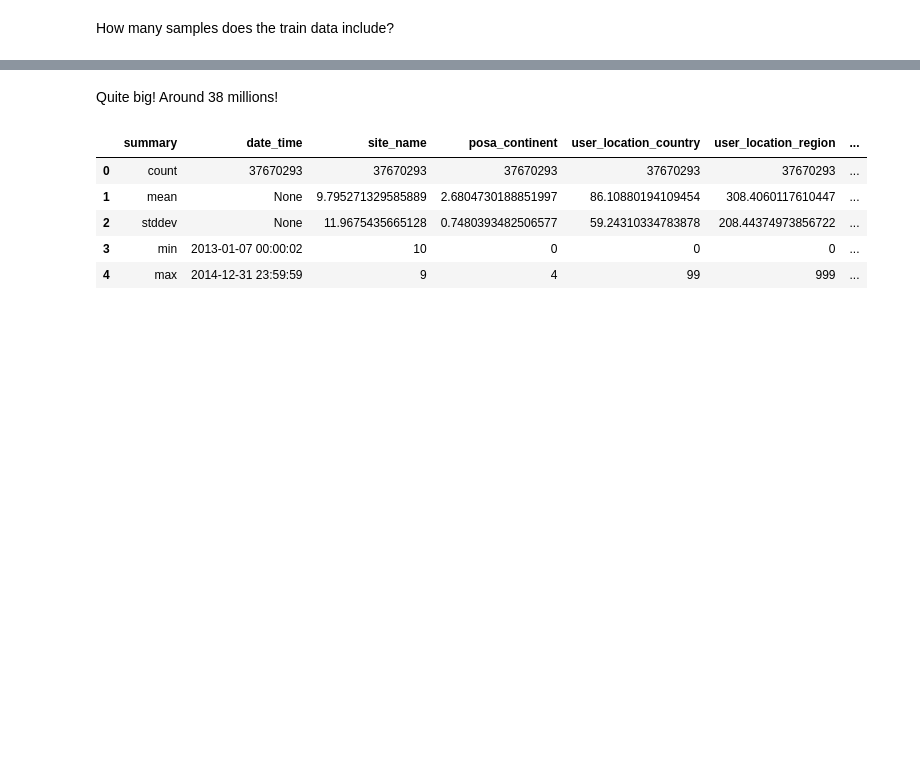
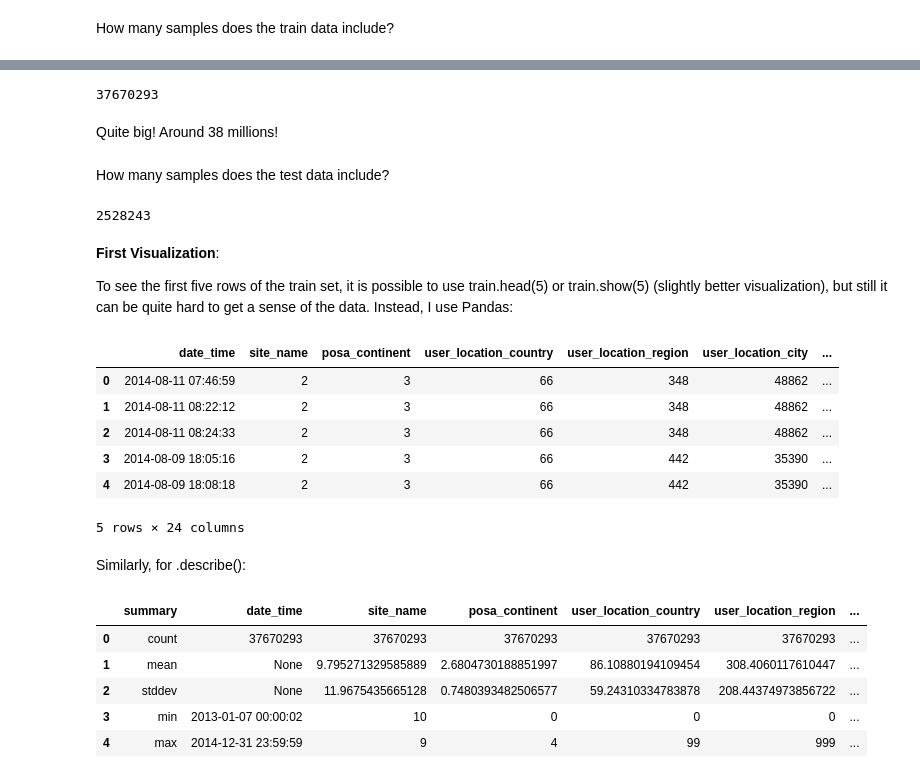
Before and after one commit to hamedrazavi/expedia_hotel_recommendations, a Jupyter notebook: expedia_hotel_recommendataions.ipynb, the cells around one changed output, grey strips where cells are left out. Saved outputs shown, nothing was run; the diff lists cells and outputs as text; code cells hidden in the pictures; blank space fills up the shorter version.

Commit message:
done initial EDA, nice way of conversion and visualization of the train.head() in pandas

```diff
--- a/expedia_hotel_recommendataions.ipynb
+++ b/expedia_hotel_recommendataions.ipynb
@@ -38,5 +70,32 @@ train.count()
+# %%
+n_train = train.count()
+print(n_train)
+# %% [output]
+37670293
 # %% [markdown]
 Quite big! Around 38 millions!
+# %% [markdown]
+How many samples does the test data include?
+# %%
+test.count()
+# %% [output]
+2528243
+# %% [markdown]
+**First Visualization**:
+
+To see the first five rows of the train set, it is possible to use train.head(5) or train.show(5) (slightly better visualization), but still it can be quite hard to get a sense of the data. Instead, I use Pandas:
+# %%
+pd.DataFrame(train.head(5), columns=train.columns)
+# %% [output]
+|  | date_time | site_name | posa_continent | user_location_country | user_location_region | user_location_city | ... |
+| 0 | 2014-08-11 07:46:59 | 2 | 3 | 66 | 348 | 48862 | ... |
+| 1 | 2014-08-11 08:22:12 | 2 | 3 | 66 | 348 | 48862 | ... |
+| 2 | 2014-08-11 08:24:33 | 2 | 3 | 66 | 348 | 48862 | ... |
+| 3 | 2014-08-09 18:05:16 | 2 | 3 | 66 | 442 | 35390 | ... |
+| 4 | 2014-08-09 18:08:18 | 2 | 3 | 66 | 442 | 35390 | ... |
+5 rows × 24 columns
+# %% [markdown]
+Similarly, for .describe():
 # %%
 train.describe().toPandas()
 # %% [output]
```
Also changed, not shown: parts of 48 cells of this notebook, 1 other file.
